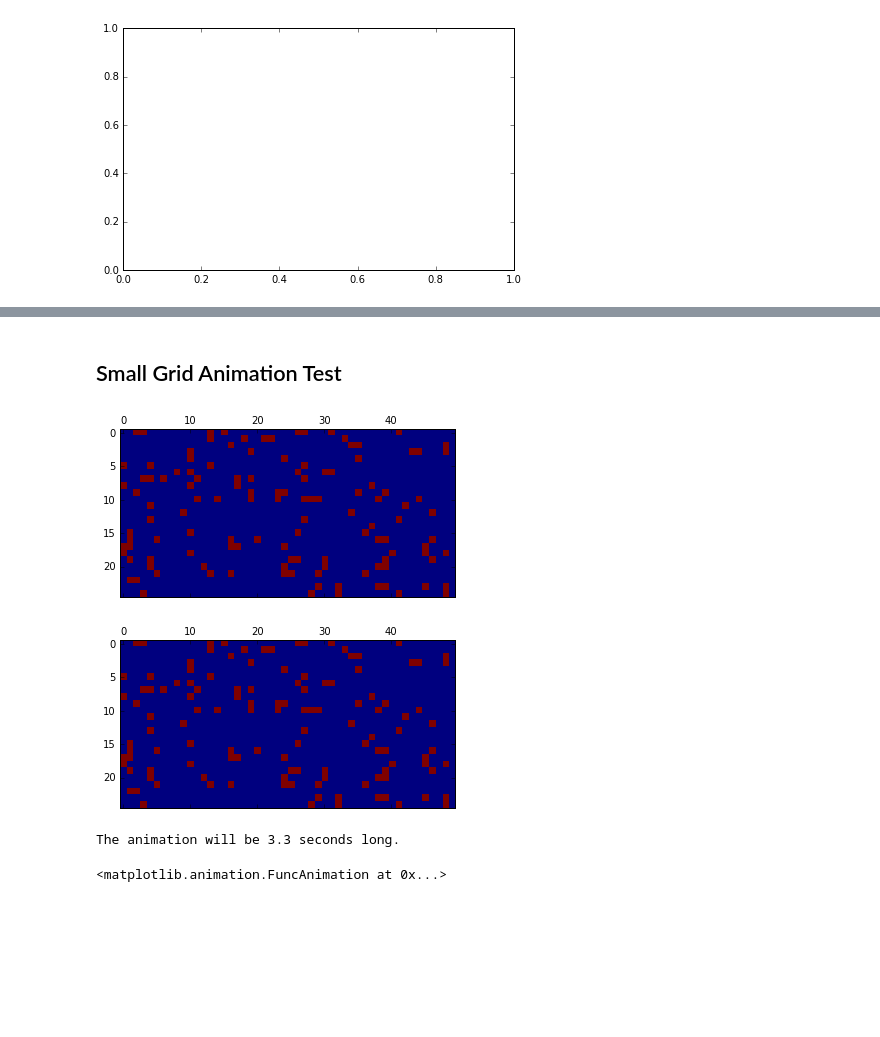
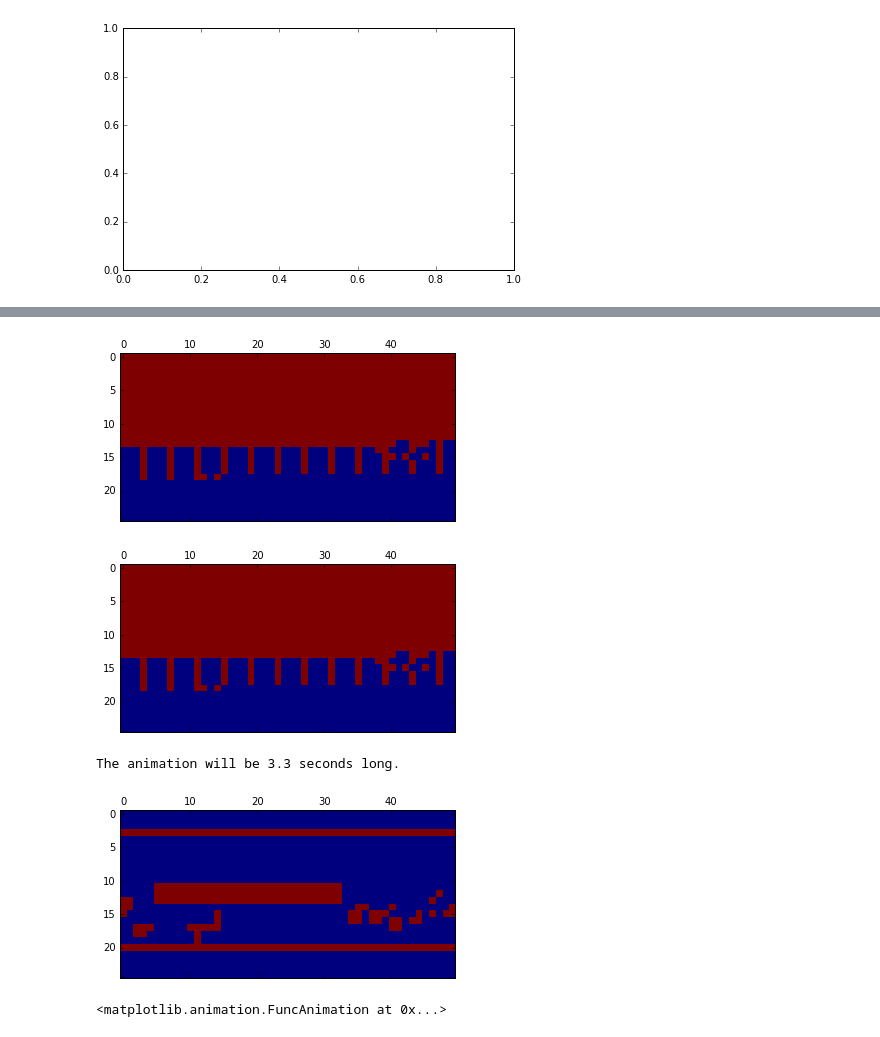
Before and after one commit to UCO-CSPI/CellularAutomaton, a Jupyter notebook: testingCAGrid.ipynb, the cells around one changed output, grey strips where cells are left out. Saved outputs shown, nothing was run; the diff lists cells and outputs as text; code cells hidden in the pictures; blank space fills up the shorter version.

```diff
--- a/testingCAGrid.ipynb
+++ b/testingCAGrid.ipynb
@@ -15,0 +18,11 @@ fsy=fsx/goldenratio
+# %%
+MyDtype = numpy.dtype([('Value','f'),('State',bool)])
+
+def setstates(grid, rows, columns, states):
+    i=0
+    for y in range(rows):
+        for x in range(columns):
+            grid["State"][y][x]=states[i]
+            i = i + 1
+    grid.SetValue()
+    grid.SetBoundary()
@@ -31,10 +99,0 @@ def af(n):
-# %%
-MyDtype = numpy.dtype([('Value','b')])
-
-def setvalues(grid, rows, columns, states):
-    i=0
-    for y in range(rows):
-        for x in range(columns):
-            grid["Value"][y][x]=states[i]
-            i = i + 1
-    grid.SetBoundary()
@@ -68,18 +100,15 @@ u()
-# %% [markdown]
-<h2>Small Grid Animation Test</h2>
-# %%
-cell.ProbInitialTrue = .1
-rows = 25
-columns = 50
-grid=[[cell() for x in range(columns)] for y in range(rows)]
-SetNeighbors(grid, columns, rows)
-gridvalues=[[grid[y][x].value for x in range(columns)] for y in range(rows)]
-MyFigure, MyAxes = plt.subplots()
-MyAxes.matshow(gridvalues)
-MyFigure
-# %% [output]
-[figure, removed]
-[figure, removed]
+# %%
+rows = 25
+columns = 50
+MyGrid=CAGrid((rows,columns),MyDtype)  #initilized with whatever random memory was at the location.
+MyGrid.SetValue()
+MyGrid.SetBoundary()
+MyFigure, MyAxes = plt.subplots()
+MyAxes.matshow(MyGrid['State'])
+MyFigure
+# %% [output]
+[figure, added]
+[figure, added]
 # %%
 AnimationFrames = 100  #total number of frames in animation.
 DelayBetweenFrames = 33 #in msec (20 gives 50 fps) (33.3 gives 30 fps)
@@ -90,3 +121,7 @@ The animation will be 3.3 seconds long.
+# %%
+MyFigure
+# %% [output]
+[figure, added]
 # %%
 MyAnimation = animation.FuncAnimation(MyFigure, af,
                                frames=AnimationFrames, interval=DelayBetweenFrames, blit=False)
```
Also changed, not shown: parts of 39 cells of this notebook, 2 other files.
